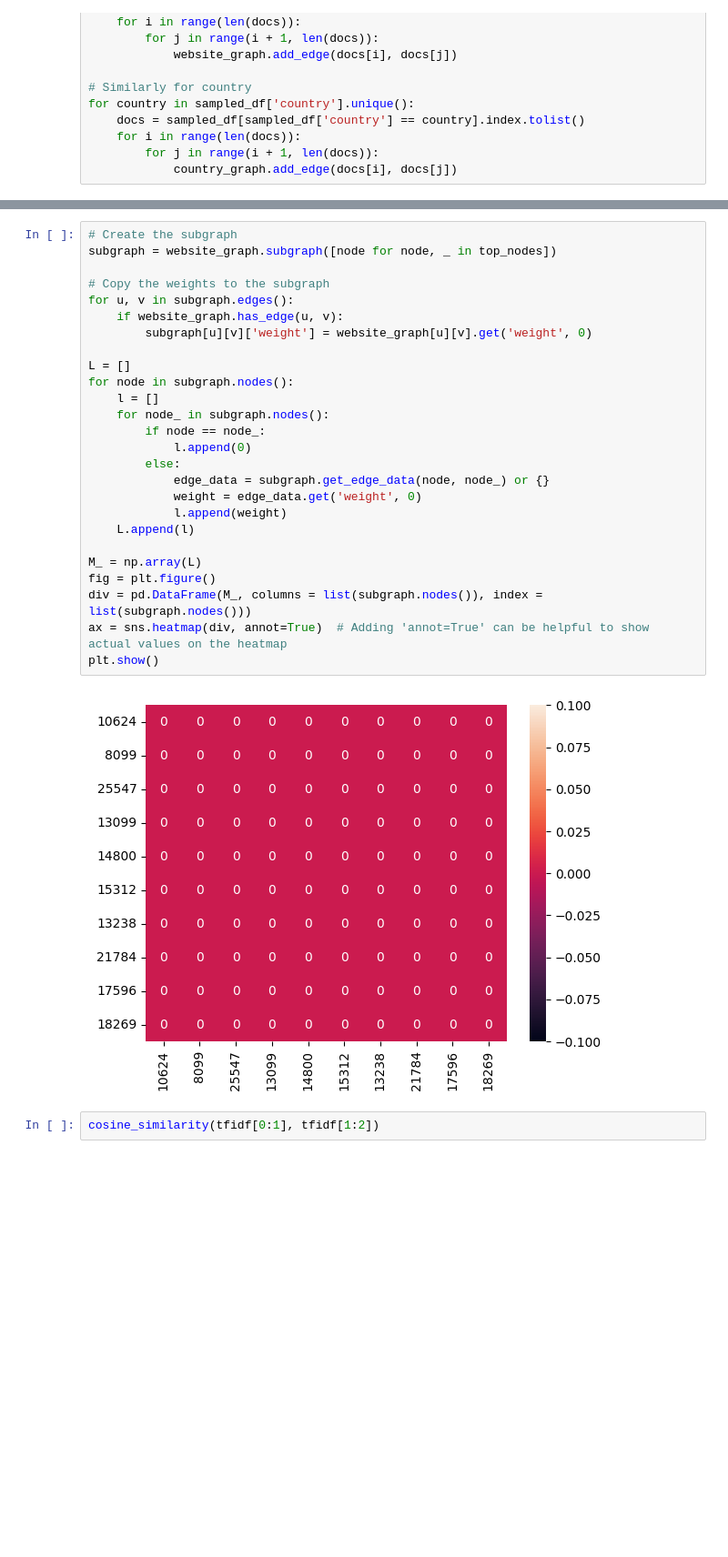
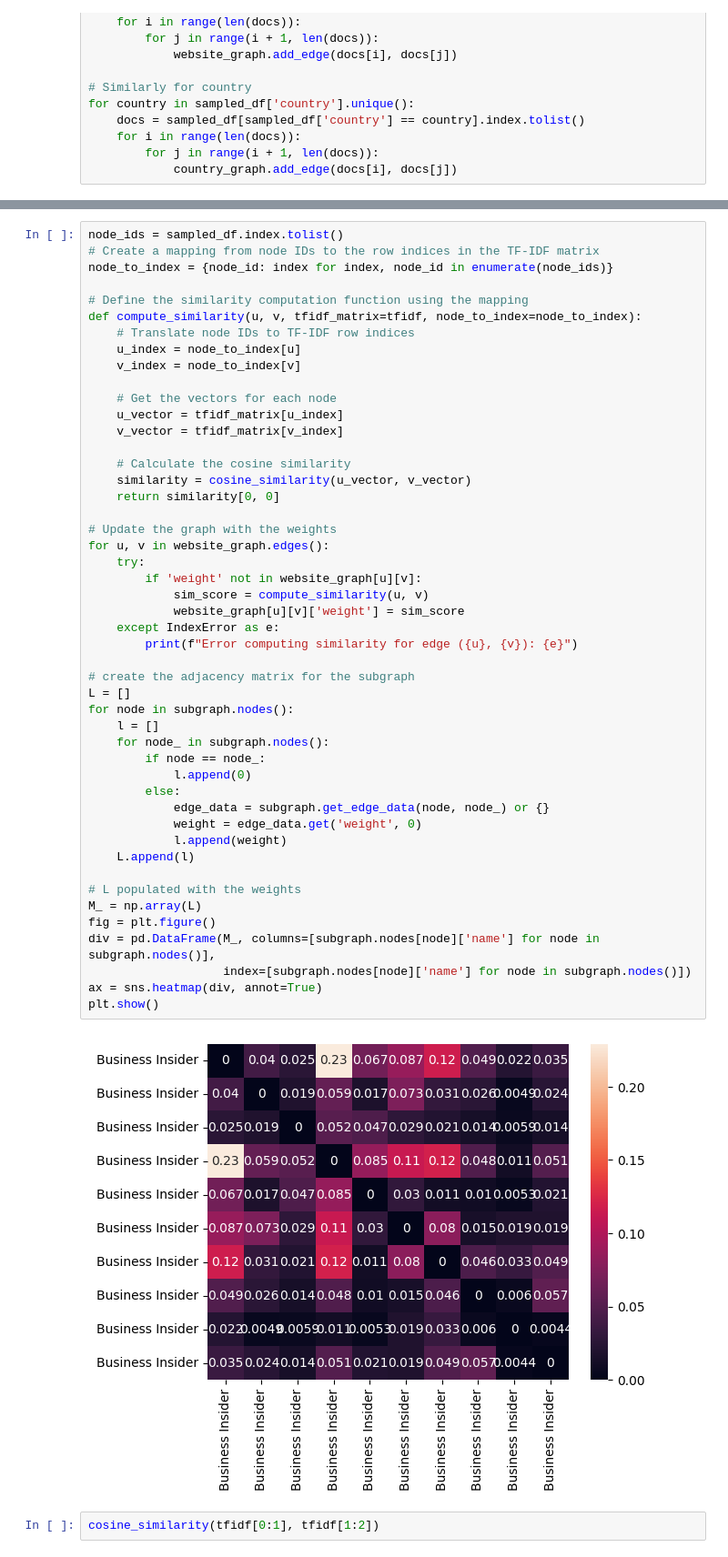
Before and after one commit to floriatea/CCA_NLP, a Jupyter notebook: Homework-Notebooks-2023/week-8/8-Conversation-and-Text-Generation.ipynb, the cells around one changed output, grey strips where cells are left out. Shown at 91% size. Cells and saved outputs as stored; diff of their text form; blank space fills up the shorter version.

```diff
--- a/Homework-Notebooks-2023/week-8/8-Conversation-and-Text-Generation.ipynb
+++ b/Homework-Notebooks-2023/week-8/8-Conversation-and-Text-Generation.ipynb
@@ -1062,31 +1062,53 @@ plt.show()
 # %%
-# Create the subgraph
-subgraph = website_graph.subgraph([node for node, _ in top_nodes])
+node_ids = sampled_df.index.tolist()
+# Create a mapping from node IDs to the row indices in the TF-IDF matrix
+node_to_index = {node_id: index for index, node_id in enumerate(node_ids)}
 
-# Copy the weights to the subgraph
-for u, v in subgraph.edges():
-    if website_graph.has_edge(u, v):
-        subgraph[u][v]['weight'] = website_graph[u][v].get('weight', 0)
+# Define the similarity computation function using the mapping
+def compute_similarity(u, v, tfidf_matrix=tfidf, node_to_index=node_to_index):
+    # Translate node IDs to TF-IDF row indices
+    u_index = node_to_index[u]
+    v_index = node_to_index[v]
 
+    # Get the vectors for each node
+    u_vector = tfidf_matrix[u_index]
+    v_vector = tfidf_matrix[v_index]
+
+    # Calculate the cosine similarity
+    similarity = cosine_similarity(u_vector, v_vector)
+    return similarity[0, 0]
+
+# Update the graph with the weights
+for u, v in website_graph.edges():
+    try:
+        if 'weight' not in website_graph[u][v]:
+            sim_score = compute_similarity(u, v)
+            website_graph[u][v]['weight'] = sim_score
+    except IndexError as e:
+        print(f"Error computing similarity for edge ({u}, {v}): {e}")
+
+# create the adjacency matrix for the subgraph
 L = []
 for node in subgraph.nodes():
     l = []
     for node_ in subgraph.nodes():
         if node == node_:
             l.append(0)
         else:
             edge_data = subgraph.get_edge_data(node, node_) or {}
             weight = edge_data.get('weight', 0)
             l.append(weight)
     L.append(l)
 
+# L populated with the weights
 M_ = np.array(L)
 fig = plt.figure()
-div = pd.DataFrame(M_, columns = list(subgraph.nodes()), index = list(subgraph.nodes()))
-ax = sns.heatmap(div, annot=True)  # Adding 'annot=True' can be helpful to show actual values on the heatmap
+div = pd.DataFrame(M_, columns=[subgraph.nodes[node]['name'] for node in subgraph.nodes()],
+                   index=[subgraph.nodes[node]['name'] for node in subgraph.nodes()])
+ax = sns.heatmap(div, annot=True)
 plt.show()
 # %% [output]
-[figure, old version]
+[figure, new version]
 # %%
 cosine_similarity(tfidf[0:1], tfidf[1:2])
 # %% [output]
```
Also changed, not shown: parts of 6 cells of this notebook.
